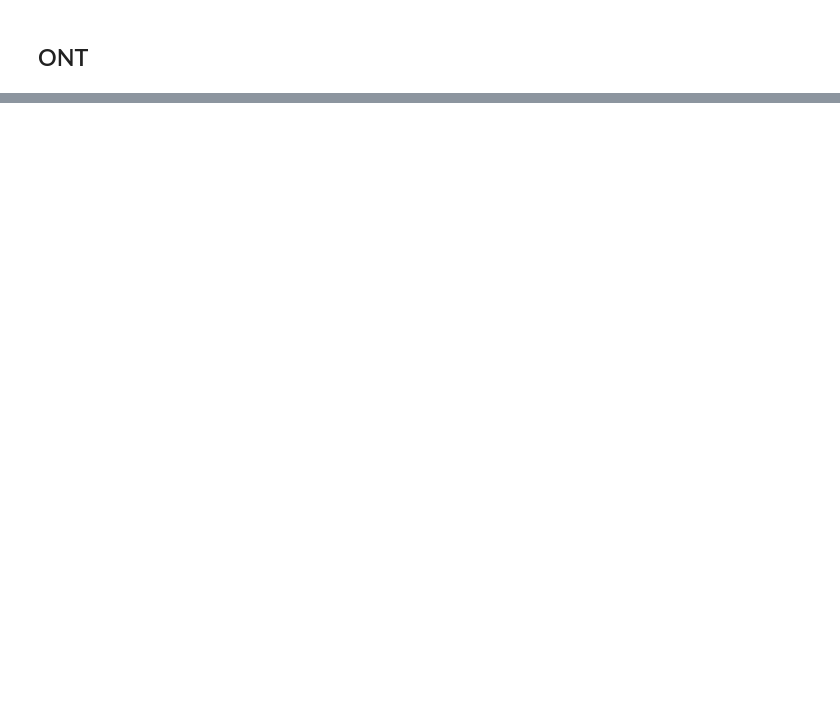
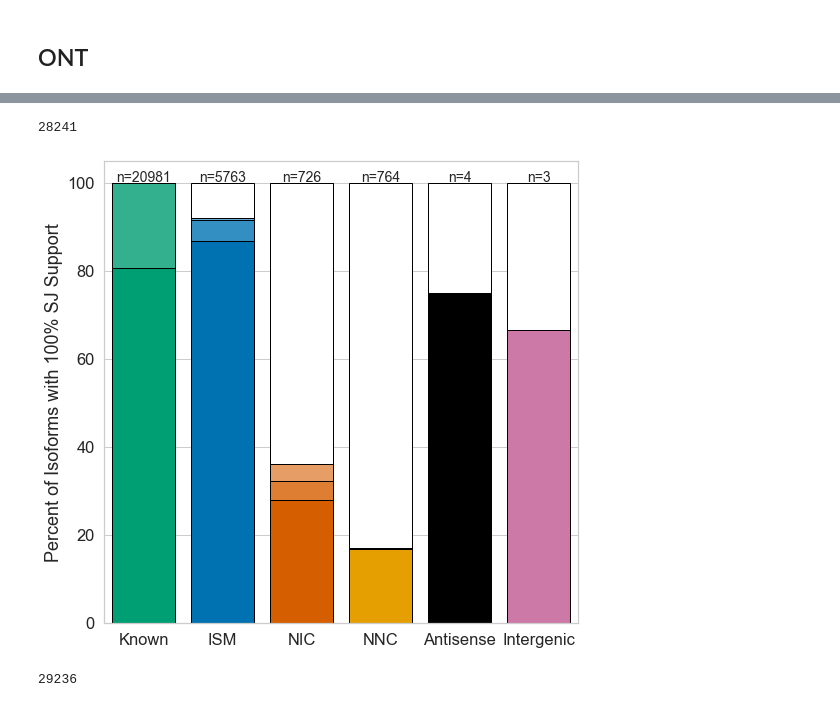
Before and after one commit to mortazavilab/TALON-paper-2020, a Jupyter notebook: splicing_analyses/isoform_support.ipynb, the cells around one changed output, grey strips where cells are left out. Drawn from its saved outputs; the diff is of its cells as text; code cells hidden in the pictures; blank space fills up the shorter version.

```diff
--- a/splicing_analyses/isoform_support.ipynb
+++ b/splicing_analyses/isoform_support.ipynb
@@ -169,0 +207,10 @@ plot_unsupp_sjs_by_nov(sj_file, sj_nov_file, 'figures/ONT_GM12878')
+# %%
+sj_support = 'ont_GM12878_sj_tid_support.tsv'
+ab = 'pb_ont_talon_abundance_filtered.tsv'
+sj_nov = 'ont_talon_GM12878_sjs_novelty.tab'
+
+nov = comput_suport(sj_support, ab, sj_nov)
+plot_plot(nov, 'ont_GM12878')
+# %% [output]
+28241
+[figure, added]
@@ -169,0 +324,8 @@ plot_unsupp_sjs_by_nov(sj_file, sj_nov_file, 'figures/ONT_GM12878')
+# %%
+support_df = df.loc[~df.tid.duplicated()]
+print(len(support_df.index))
+support_df = support_df[['tid', 'transcript_novelty']].groupby('transcript_novelty').count()
+support_df.reset_index(inplace=True)
+support_df.rename({'tid':'n_tids'}, axis=1, inplace=True)
+# %% [output]
+29236
```
Also changed, not shown: parts of 44 cells of this notebook, 3 other files.
